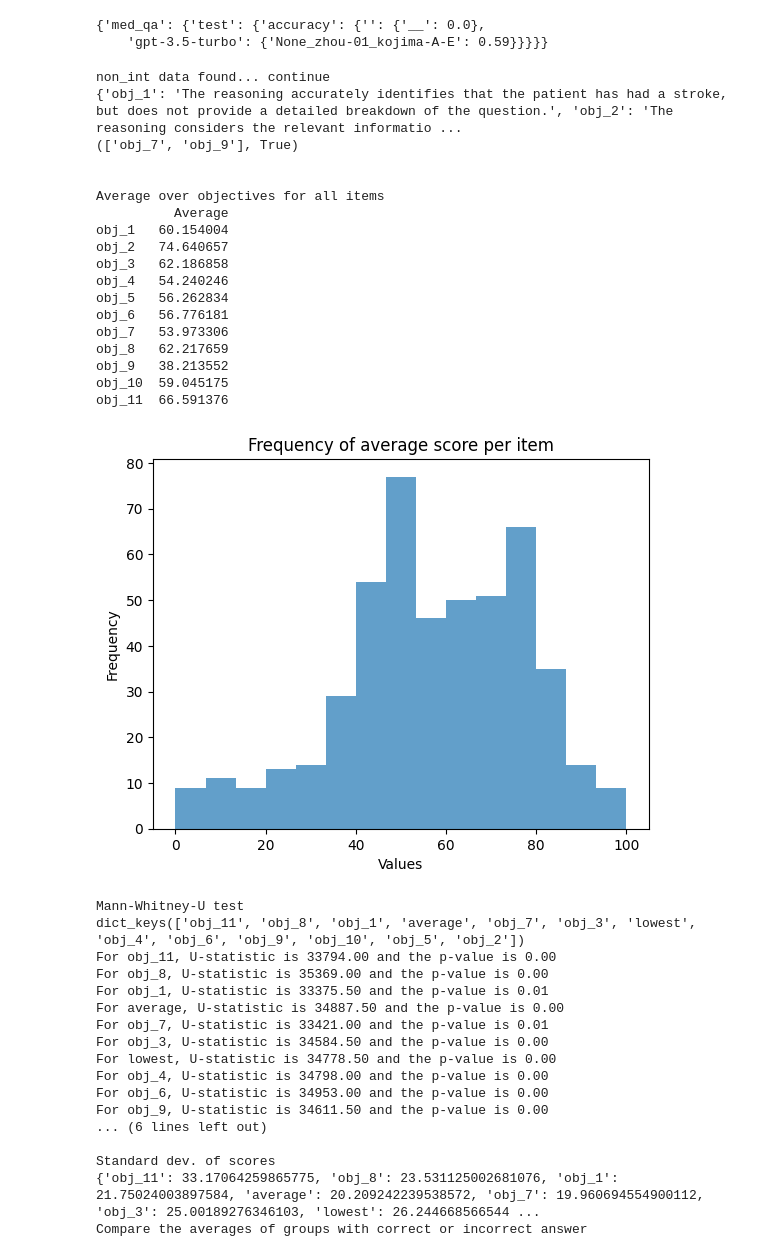
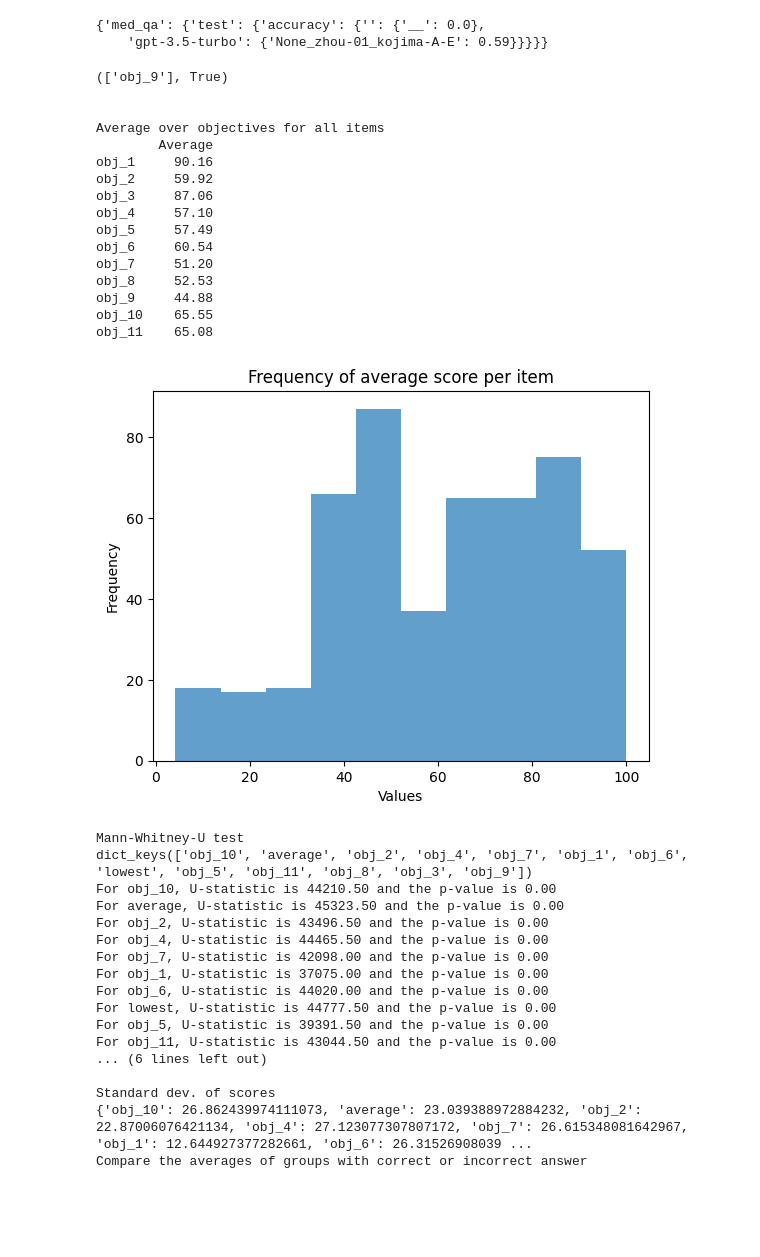
Before and after one commit to OpenBioLink/ThoughtSource, a Jupyter notebook: notebooks/reflection_messages/reflection_results.ipynb, the cells around one changed output. Saved outputs shown, nothing was run; the diff lists cells and outputs as text; code cells hidden in the pictures; blank space fills up the shorter version.

```diff
--- a/notebooks/reflection_messages/reflection_results.ipynb
+++ b/notebooks/reflection_messages/reflection_results.ipynb
@@ -701,72 +786,71 @@ data_500.evaluate()
 {'med_qa': {'test': {'accuracy': {'': {'__': 0.0},
     'gpt-3.5-turbo': {'None_zhou-01_kojima-A-E': 0.59}}}}}
 # %%
-#Cohere supervised by GPT-3.5
-import pandas as pd
-data_500 = Collection.from_json("med_qa_first_cohere_gpt-3.5-turbo.json")
+#Cohere supervised by GPT-4
+
+data_500 = Collection.from_json("./med_qa_first_cohere_gpt-4.json")
+
 data = data_500
 
-scores_per_item, variables_per_item, filtered_lowest_tuples, scores_with_indicator = parse_data(data,idx_cot=1,dataset='med_qa',split='test')
+scores_per_item, variables_per_item, filtered_lowest_tuples, scores_with_indicator = parse_data(data,idx_cot=2,dataset='med_qa',split='test')
 scores_per_item = fix_str_score(scores_per_item)
 scores_per_objective, df = get_further_data(scores_per_item)
 average_per_item = [sum(d.values()) / len(d) for d in scores_per_item]
 print("\n")
 print("Average over objectives for all items")
 print(df)
 print("\n")
 
 #print("Average over objectives separated by items with correct / incorrect answers") #see compare_true_false
 freq_bar_plot(scores_per_item)
 # avg_item_plot(scores_per_objective)
 
 print("Mann-Whitney-U test")
 scores_per_objective_true,scores_per_objective_false, df_p_val = u_test(scores_with_indicator)
 
 range_data = {key: (min(value),max(value)) for key, value in scores_per_objective.items()}
 print("range of scores")
 print(range_data)
 print("\n")
 print("Standard dev. of scores")
 print(standard_deviation(scores_per_objective))
 print("Compare the averages of groups with correct or incorrect answer")
 df = compare_true_false(scores_per_objective_true,scores_per_objective_false,df_p_val)
-df.to_excel('table_3.xlsx', index=False)
+df.to_excel('table_6.xlsx', index=False)
 df
 # %% [output]
-non_int data found... continue
-{'obj_1': 'The reasoning accurately identifies that the patient has had a stroke, but does not provide a detailed breakdown of the question.', 'obj_2': 'The reasoning considers the relevant informatio ...
-(['obj_7', 'obj_9'], True)
+(['obj_9'], True)
 
 
 Average over objectives for all items
-          Average
-obj_1   60.154004
-obj_2   74.640657
-obj_3   62.186858
-obj_4   54.240246
-obj_5   56.262834
-obj_6   56.776181
-obj_7   53.973306
-obj_8   62.217659
-obj_9   38.213552
-obj_10  59.045175
-obj_11  66.591376
+        Average
+obj_1     90.16
+obj_2     59.92
+obj_3     87.06
+obj_4     57.10
+obj_5     57.49
+obj_6     60.54
+obj_7     51.20
+obj_8     52.53
+obj_9     44.88
+obj_10    65.55
+obj_11    65.08
-[figure, old version]
+[figure, new version]
 Mann-Whitney-U test
-dict_keys(['obj_11', 'obj_8', 'obj_1', 'average', 'obj_7', 'obj_3', 'lowest', 'obj_4', 'obj_6', 'obj_9', 'obj_10', 'obj_5', 'obj_2'])
-For obj_11, U-statistic is 33794.00 and the p-value is 0.00
-For obj_8, U-statistic is 35369.00 and the p-value is 0.00
-For obj_1, U-statistic is 33375.50 and the p-value is 0.01
-For average, U-statistic is 34887.50 and the p-value is 0.00
-For obj_7, U-statistic is 33421.00 and the p-value is 0.01
-For obj_3, U-statistic is 34584.50 and the p-value is 0.00
-For lowest, U-statistic is 34778.50 and the p-value is 0.00
-For obj_4, U-statistic is 34798.00 and the p-value is 0.00
-For obj_6, U-statistic is 34953.00 and the p-value is 0.00
-For obj_9, U-statistic is 34611.50 and the p-value is 0.00
+dict_keys(['obj_10', 'average', 'obj_2', 'obj_4', 'obj_7', 'obj_1', 'obj_6', 'lowest', 'obj_5', 'obj_11', 'obj_8', 'obj_3', 'obj_9'])
+For obj_10, U-statistic is 44210.50 and the p-value is 0.00
+For average, U-statistic is 45323.50 and the p-value is 0.00
+For obj_2, U-statistic is 43496.50 and the p-value is 0.00
+For obj_4, U-statistic is 44465.50 and the p-value is 0.00
+For obj_7, U-statistic is 42098.00 and the p-value is 0.00
+For obj_1, U-statistic is 37075.00 and the p-value is 0.00
+For obj_6, U-statistic is 44020.00 and the p-value is 0.00
+For lowest, U-statistic is 44777.50 and the p-value is 0.00
+For obj_5, U-statistic is 39391.50 and the p-value is 0.00
+For obj_11, U-statistic is 43044.50 and the p-value is 0.00
 ... (6 lines left out)
 
 Standard dev. of scores
-{'obj_11': 33.17064259865775, 'obj_8': 23.531125002681076, 'obj_1': 21.75024003897584, 'average': 20.209242239538572, 'obj_7': 19.960694554900112, 'obj_3': 25.00189276346103, 'lowest': 26.244668566544 ...
+{'obj_10': 26.862439974111073, 'average': 23.039388972884232, 'obj_2': 22.87006076421134, 'obj_4': 27.123077307807172, 'obj_7': 26.615348081642967, 'obj_1': 12.644927377282661, 'obj_6': 26.31526908039 ...
 Compare the averages of groups with correct or incorrect answer
 |  | Average_true | Average_false | Difference | P-value |
```
Also changed, not shown: parts of 5 cells of this notebook, 3 other files.
